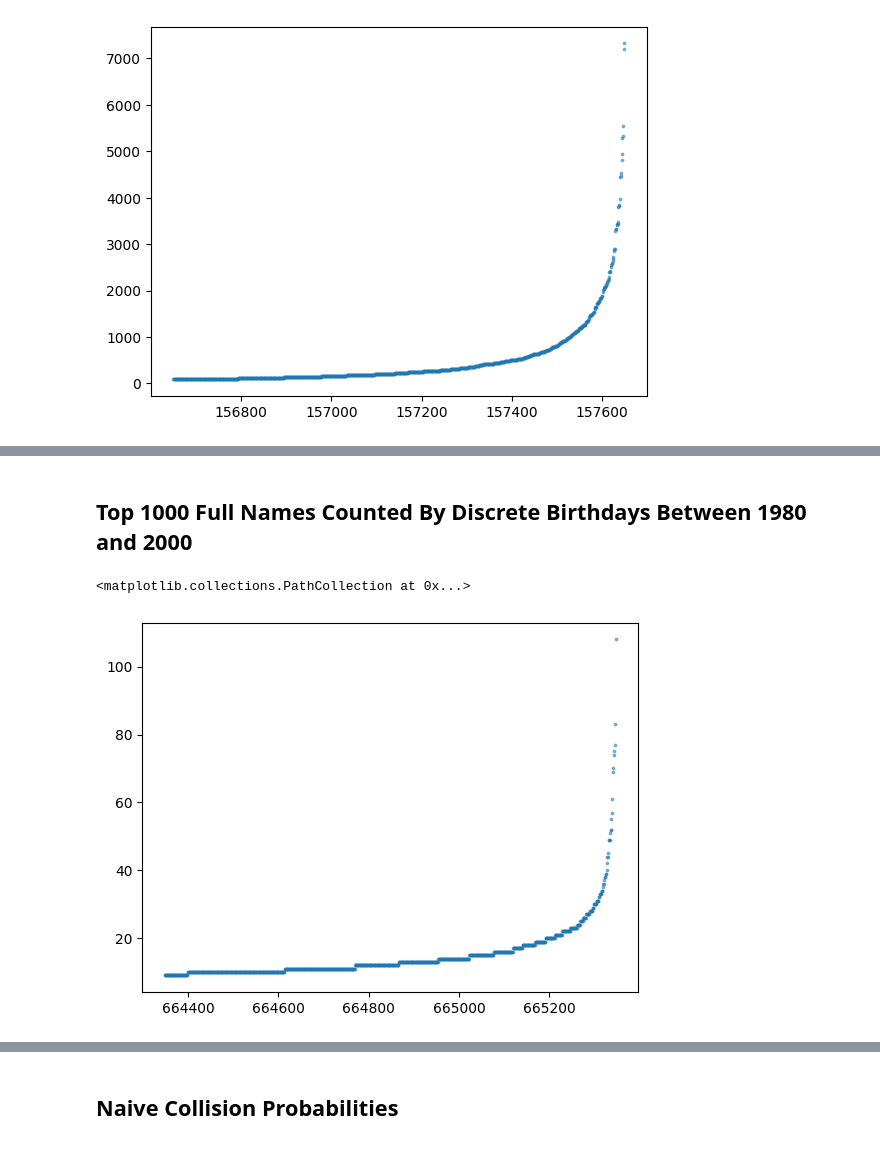
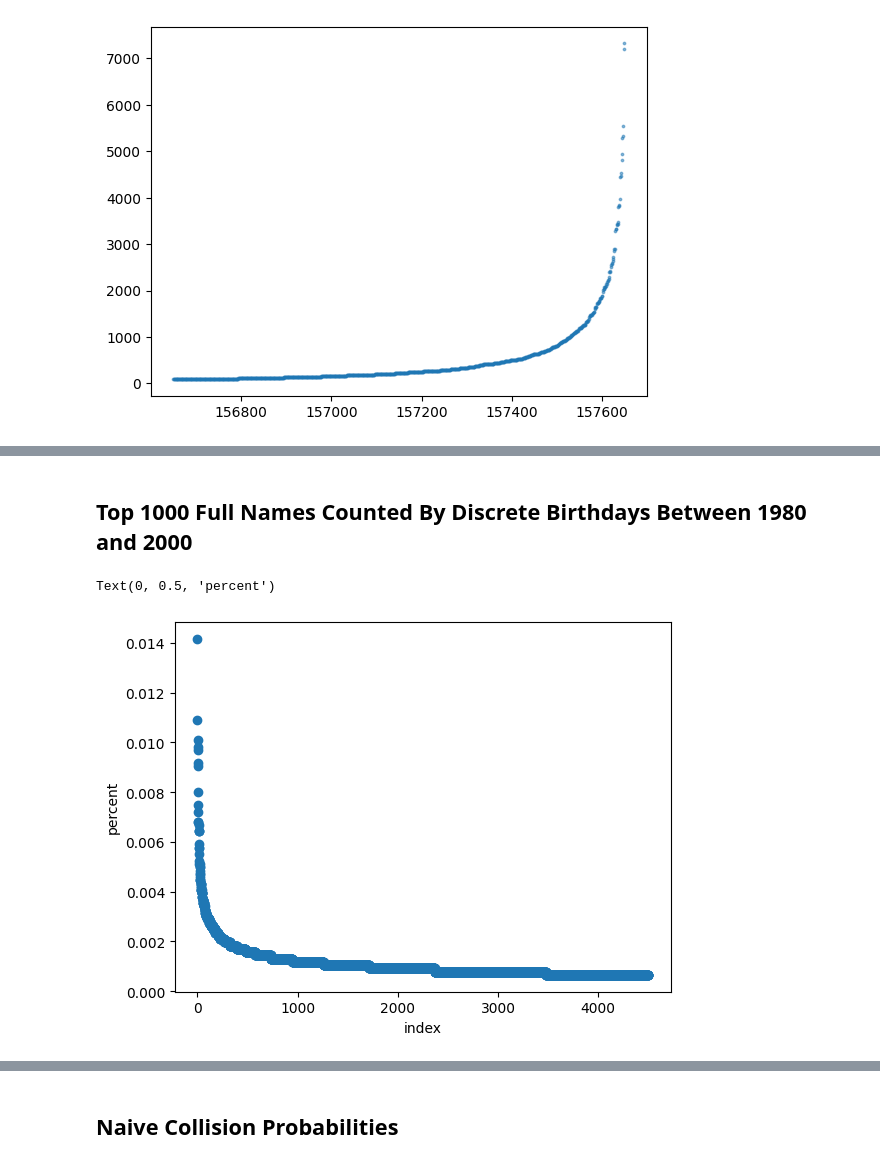
Before and after one commit to Hauteclere/QUT_talks, a Jupyter notebook: data_prep_space.ipynb, the cells around one changed output, grey strips where cells are left out. Drawn from its saved outputs; the diff is of its cells as text; code cells hidden in the pictures.

```diff
--- a/data_prep_space.ipynb
+++ b/data_prep_space.ipynb
@@ -150,22 +154,27 @@ plt.scatter(
 # %%
 birthday_dict = defaultdict(lambda: set())
 
 for person in full_names_and_dobs:
     birthday_dict[f"{re.sub(char_regex, '', person[0].lower())}{re.sub(char_regex, '', person[1].lower())}"].add(person[2])
 
 person_count_dict = {name: len(birthday_set) for name, birthday_set in birthday_dict.items()}
 
-person_counts_list = [(index, value) for index, value in enumerate(sorted(list(person_count_dict.values())))][-1000:]
+total_people = sum(person_count_dict.values())
+
+person_counts_list = [(index, value*100/total_people) for index, value in enumerate(sorted(list(person_count_dict.values()), reverse=True))][:4500]
 
 display(Markdown("## Top 1000 Full Names Counted By Discrete Birthdays Between 1980 and 2000"))
 
 plt.scatter(
     [x[0] for x in person_counts_list],
     [y[1] for y in person_counts_list],
-    alpha=0.5,
-    s=3
+#    alpha=0.5,
+#    s=10
 )
+
+plt.xlabel("index")
+plt.ylabel("percent")
 # %% [output]
 ## Top 1000 Full Names Counted By Discrete Birthdays Between 1980 and 2000
-<matplotlib.collections.PathCollection at 0x...>
+Text(0, 0.5, 'percent')
-[figure, old version]
+[figure, new version]
```
Also changed, not shown: parts of 3 cells of this notebook, 3 other files.
